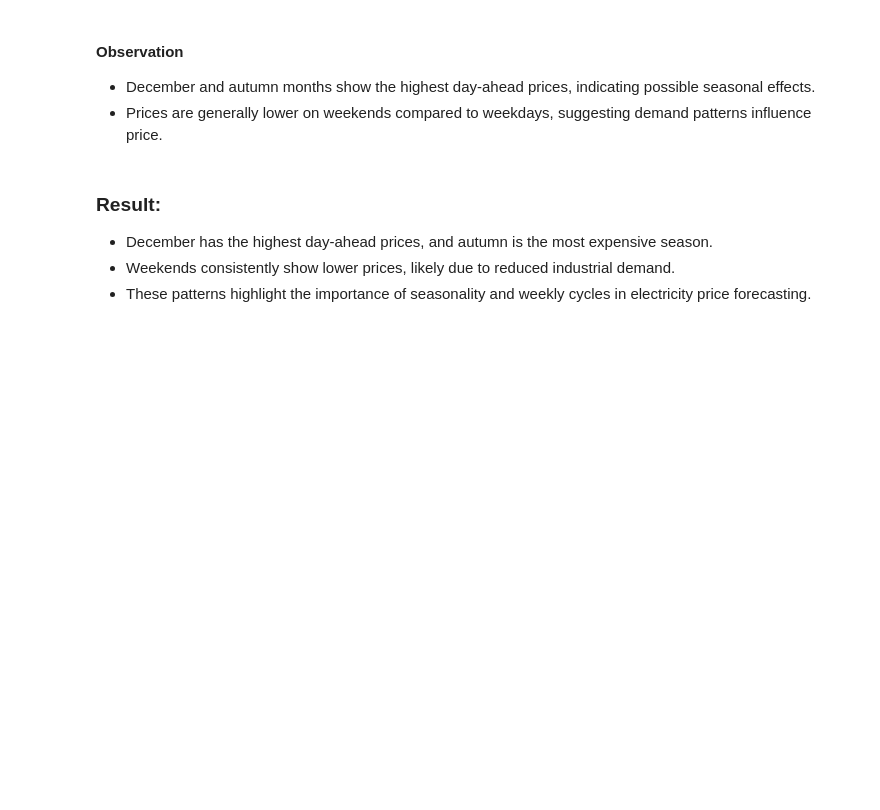
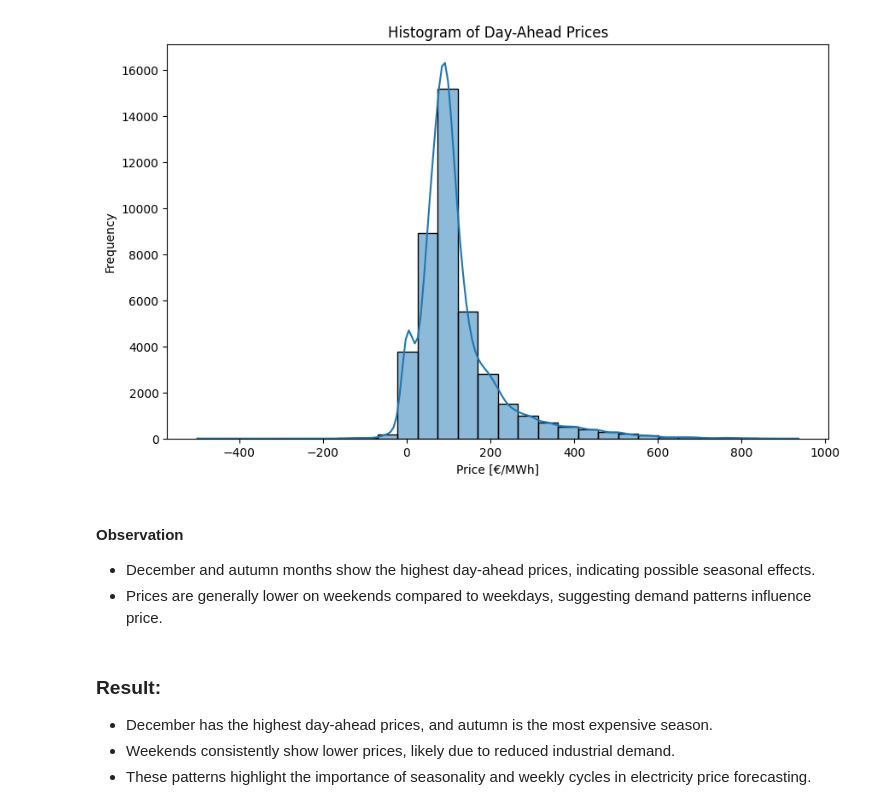
Before and after one commit to Alaeddin-B/german-energy-price-forecasting-mlops, a Jupyter notebook: notebooks/01-EDA.ipynb, the cells around one changed output. Saved outputs shown, nothing was run; the diff lists cells and outputs as text; code cells hidden in the pictures; blank space fills up the shorter version.

```diff
--- a/notebooks/01-EDA.ipynb
+++ b/notebooks/01-EDA.ipynb
@@ -164,26 +253,0 @@ In this section, we explore the cleaned datasets to identify trends, patterns, a
-# %%
-# Resample to monthly values (mean for price, sum for generation)
-# Set datetime columns as index for resampling
-
-day_ahead_prices_monthly = day_ahead_prices.set_index('Start date').resample('ME')["Germany/Luxembourg [€/MWh] Original resolutions"].mean()
-actual_generation_monthly = actual_generation.set_index('Start date').resample('ME')["Total Generation [MWh]"].sum()
-
-fig, ax1 = plt.subplots(figsize=(16, 8))
-
-# Plot Price on the primary y-axis
-color = 'tab:blue'
-ax1.set_xlabel('Date')
-ax1.set_ylabel('Day-Ahead Price (€/MWh)', color=color)
-ax1.plot(day_ahead_prices_monthly.index, day_ahead_prices_monthly.values, color=color, label='Price')
-ax1.tick_params(axis='y', labelcolor=color)
-
-# Create a second y-axis for Generation
-ax2 = ax1.twinx()
-color = 'tab:green'
-ax2.set_ylabel('Actual Generation (MWh)', color=color)
-ax2.plot(actual_generation_monthly.index, actual_generation_monthly.values, color=color, alpha=0.6, label='Generation')
-ax2.tick_params(axis='y', labelcolor=color)
-
-fig.tight_layout()
-plt.title('Monthly Day-Ahead Price and Actual Generation Over Time')
-plt.show()
@@ -288,2 +321,12 @@ plt.show()
+# %%
+# Histogram of day-ahead prices
+plt.figure(figsize=(10, 6))
+sns.histplot(day_ahead_prices['Germany/Luxembourg [€/MWh] Original resolutions'], bins=30, kde=True)
+plt.title('Histogram of Day-Ahead Prices')
+plt.xlabel('Price [€/MWh]')
+plt.ylabel('Frequency')
+plt.show()
+# %% [output]
+[figure, added]
 # %% [markdown]
 #### Observation
```
Also changed, not shown: parts of 37 cells of this notebook.
